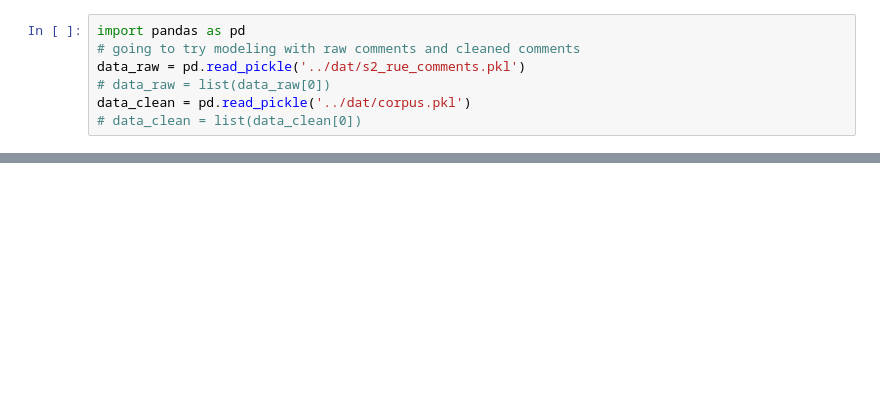
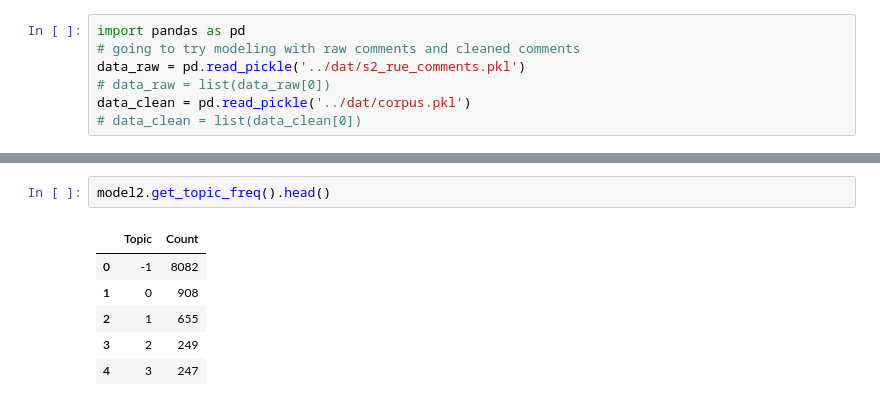
Before and after one commit to labouz/r-euphoria-tm, a Jupyter notebook: py/tm-transf.ipynb, the cells around one changed output, grey strips where cells are left out. Saved outputs shown, nothing was run; the diff lists cells and outputs as text; blank space fills up the shorter version.

```diff
--- a/py/tm-transf.ipynb
+++ b/py/tm-transf.ipynb
@@ -59,0 +60,9 @@ model.get_topic(0)
+# %%
+model2.get_topic_freq().head()
+# %% [output]
+|  | Topic | Count |
+| 0 | -1 | 8082 |
+| 1 | 0 | 908 |
+| 2 | 1 | 655 |
+| 3 | 2 | 249 |
+| 4 | 3 | 247 |
```
Also changed, not shown: parts of 13 cells of this notebook, 16 other files.
